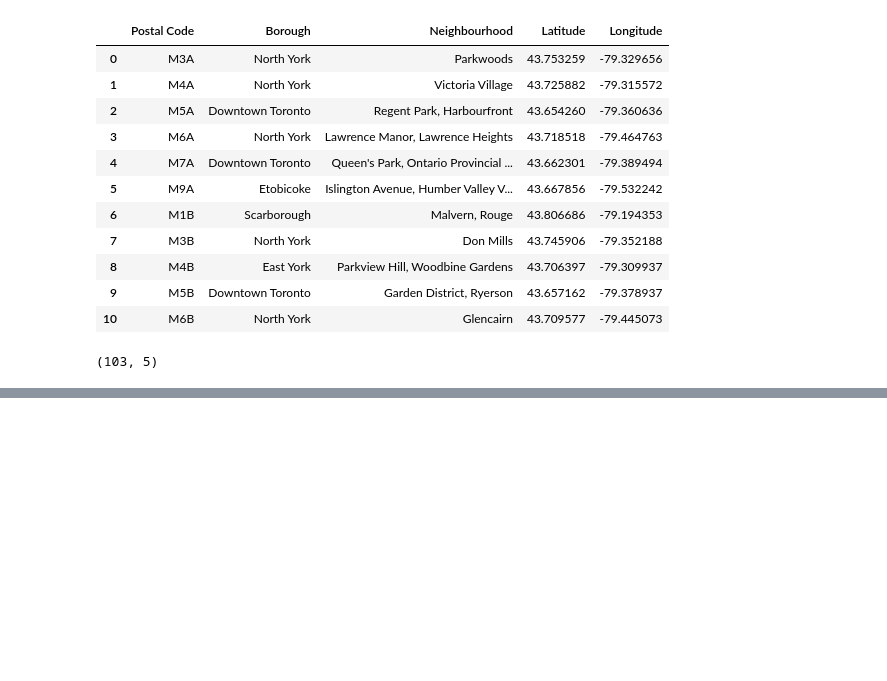
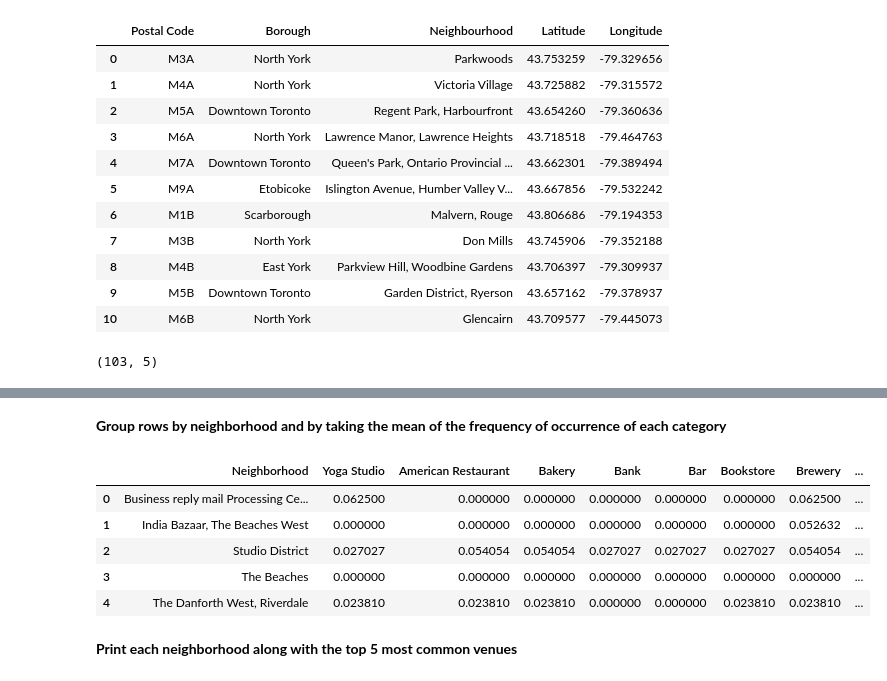
Before and after one commit to phyllsmoyo/Coursera_Capstone, a Jupyter notebook: Capstone_Project_Segmenting_and_Clustering.ipynb, the cells around one changed output, grey strips where cells are left out. Saved outputs shown, nothing was run; the diff lists cells and outputs as text; code cells hidden in the pictures; blank space fills up the shorter version.

```diff
--- a/Capstone_Project_Segmenting_and_Clustering.ipynb
+++ b/Capstone_Project_Segmenting_and_Clustering.ipynb
@@ -128,0 +229,9 @@ df_final.shape
+# %%
+neighbourhood_latitude = east_toronto_data.loc[0, 'Latitude'] # neighbourhood latitude value
+neighbourhood_longitude = east_toronto_data.loc[0, 'Longitude'] # neighbourhood longitude value
+
+neighbourhood_name = east_toronto_data.loc[0, 'Neighbourhood'] # neighbourhood name
+
+print('Latitude and longitude values of {} are {}, {}.'.format(neighbourhood_name,
+                                                               neighbourhood_latitude,
+                                                               neighbourhood_longitude))
@@ -128,0 +422,14 @@ df_final.shape
+# %% [markdown]
+**Group rows by neighborhood and by taking the mean of the frequency of occurrence of each category**
+# %%
+east_toronto_grouped = east_toronto_onehot.groupby('Neighborhood').mean().reset_index()
+east_toronto_grouped
+# %% [output]
+|  | Neighborhood | Yoga Studio | American Restaurant | Bakery | Bank | Bar | Bookstore | Brewery | ... |
+| 0 | Business reply mail Processing Ce... | 0.062500 | 0.000000 | 0.000000 | 0.000000 | 0.000000 | 0.000000 | 0.062500 | ... |
+| 1 | India Bazaar, The Beaches West | 0.000000 | 0.000000 | 0.000000 | 0.000000 | 0.000000 | 0.000000 | 0.052632 | ... |
+| 2 | Studio District | 0.027027 | 0.054054 | 0.054054 | 0.027027 | 0.027027 | 0.027027 | 0.054054 | ... |
+| 3 | The Beaches | 0.000000 | 0.000000 | 0.000000 | 0.000000 | 0.000000 | 0.000000 | 0.000000 | ... |
+| 4 | The Danforth West, Riverdale | 0.023810 | 0.023810 | 0.023810 | 0.000000 | 0.000000 | 0.023810 | 0.023810 | ... |
+# %% [markdown]
+**Print each neighborhood along with the top 5 most common venues**
```
Also changed, not shown: parts of 48 cells of this notebook.
